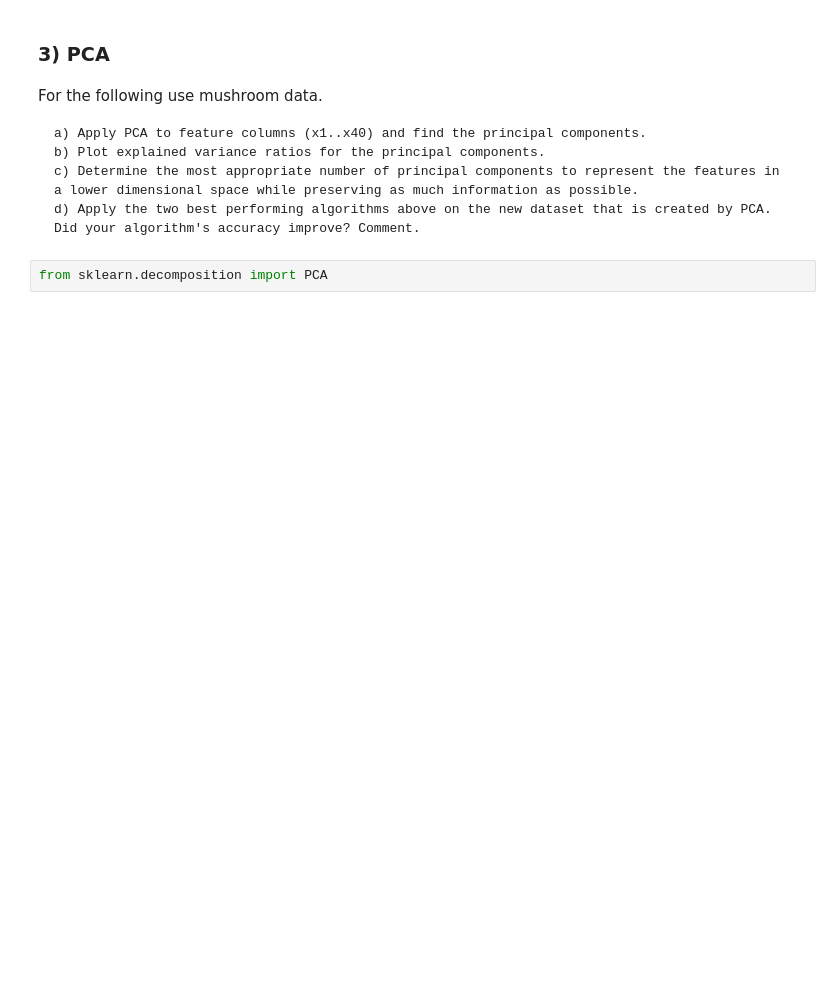
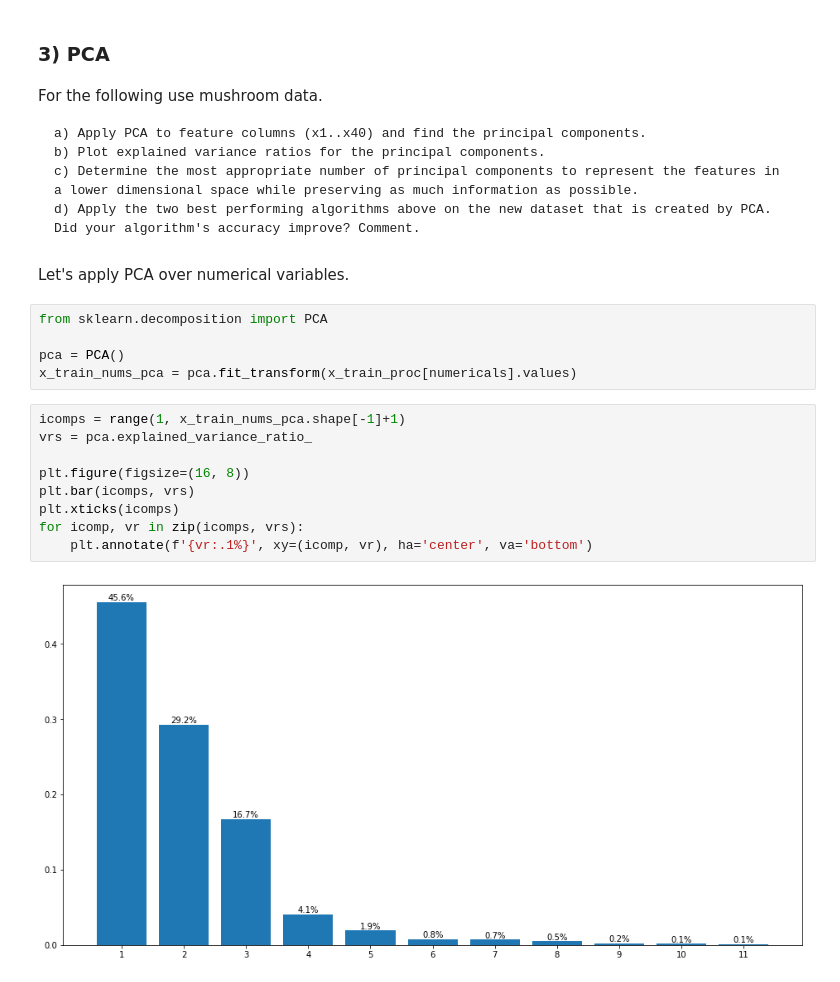
Before and after one commit to bdsaglam/di501, a Jupyter notebook: assignments/assignment04/e155841_HW_4.ipynb, the cells around one changed output. Drawn from its saved outputs; the diff is of its cells as text; blank space fills up the shorter version.

```diff
--- a/assignments/assignment04/e155841_HW_4.ipynb
+++ b/assignments/assignment04/e155841_HW_4.ipynb
@@ -360,5 +406,21 @@ For the following use mushroom data.
     b) Plot explained variance ratios for the principal components.
     c) Determine the most appropriate number of principal components to represent the features in a lower dimensional space while preserving as much information as possible.
     d) Apply the two best performing algorithms above on the new dataset that is created by PCA. Did your algorithm's accuracy improve? Comment.
+# %% [markdown]
+Let's apply PCA over numerical variables.
 # %%
 from sklearn.decomposition import PCA
+
+pca = PCA()
+x_train_nums_pca = pca.fit_transform(x_train_proc[numericals].values)
+# %%
+icomps = range(1, x_train_nums_pca.shape[-1]+1)
+vrs = pca.explained_variance_ratio_
+
+plt.figure(figsize=(16, 8))
+plt.bar(icomps, vrs)
+plt.xticks(icomps)
+for icomp, vr in zip(icomps, vrs):
+    plt.annotate(f'{vr:.1%}', xy=(icomp, vr), ha='center', va='bottom')
+# %% [output]
+[figure, added]
```
Also changed, not shown: parts of 47 cells of this notebook, 2 other files.
